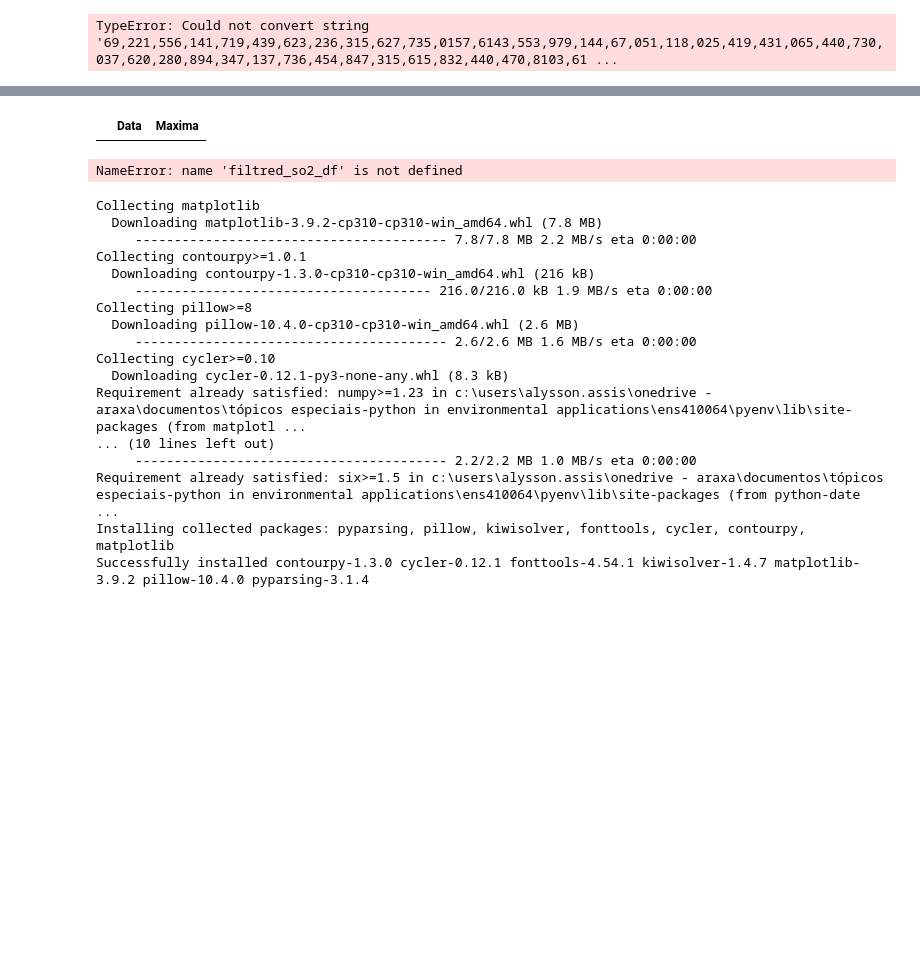
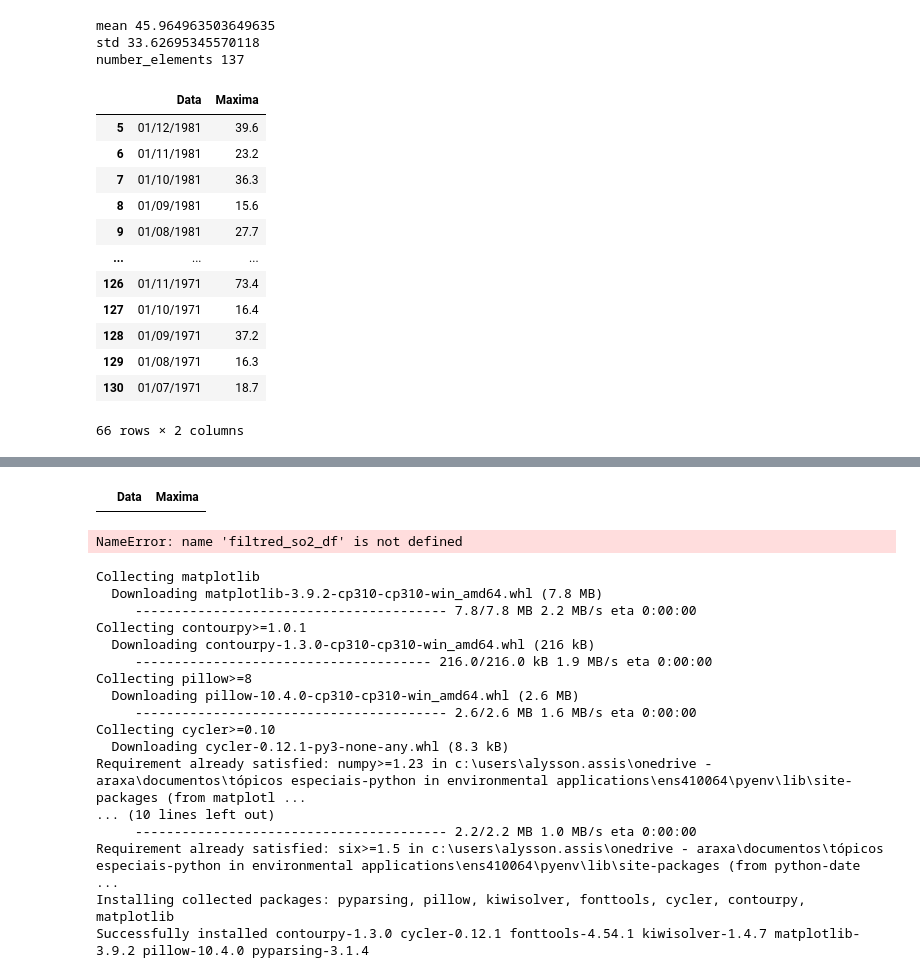
Before and after one commit to alyssonDeAssis/ENS410064, a Jupyter notebook: Atividade2.ipynb, the cells around one changed output, grey strips where cells are left out. Saved outputs shown, nothing was run; the diff lists cells and outputs as text; code cells hidden in the pictures; blank space fills up the shorter version.

```diff
--- a/Atividade2.ipynb
+++ b/Atividade2.ipynb
@@ -16,9 +37,13 @@ ValueError: could not convert string to float: '21,5'
 # %%
-df[]
-mean = df['Maxima'].mean()
+mean = novo_df['Maxima'].mean()
 std = novo_df['Maxima'].std()
 number_elements = len(novo_df['Maxima'])
+print('mean',mean)
+print('std', std)
+print('number_elements', number_elements)
 # %% [output]
-TypeError: Could not convert string '69,221,556,141,719,439,623,236,315,627,735,0157,6143,553,979,144,67,051,118,025,419,431,065,440,730,037,620,280,894,347,137,736,454,847,315,615,832,440,470,8103,61 ...
+mean 45.964963503649635
+std 33.62695345570118
+number_elements 137
 # %%
 #!pip install matplotlib
@@ -25,3 +55,19 @@ TypeError: Could not convert string '69,221,556,141,719,439,623,236,315,627,735,
+# %%
+novo_df
+# %% [output]
+|  | Data | Maxima |
+| 5 | 01/12/1981 | 39.6 |
+| 6 | 01/11/1981 | 23.2 |
+| 7 | 01/10/1981 | 36.3 |
+| 8 | 01/09/1981 | 15.6 |
+| 9 | 01/08/1981 | 27.7 |
+| ... | ... | ... |
+| 126 | 01/11/1971 | 73.4 |
+| 127 | 01/10/1971 | 16.4 |
+| 128 | 01/09/1971 | 37.2 |
+| 129 | 01/08/1971 | 16.3 |
+| 130 | 01/07/1971 | 18.7 |
+66 rows × 2 columns
 # %%
 import matplotlib.pyplot as plt
 
```
Also changed, not shown: parts of 3 cells of this notebook, 1 other file.
